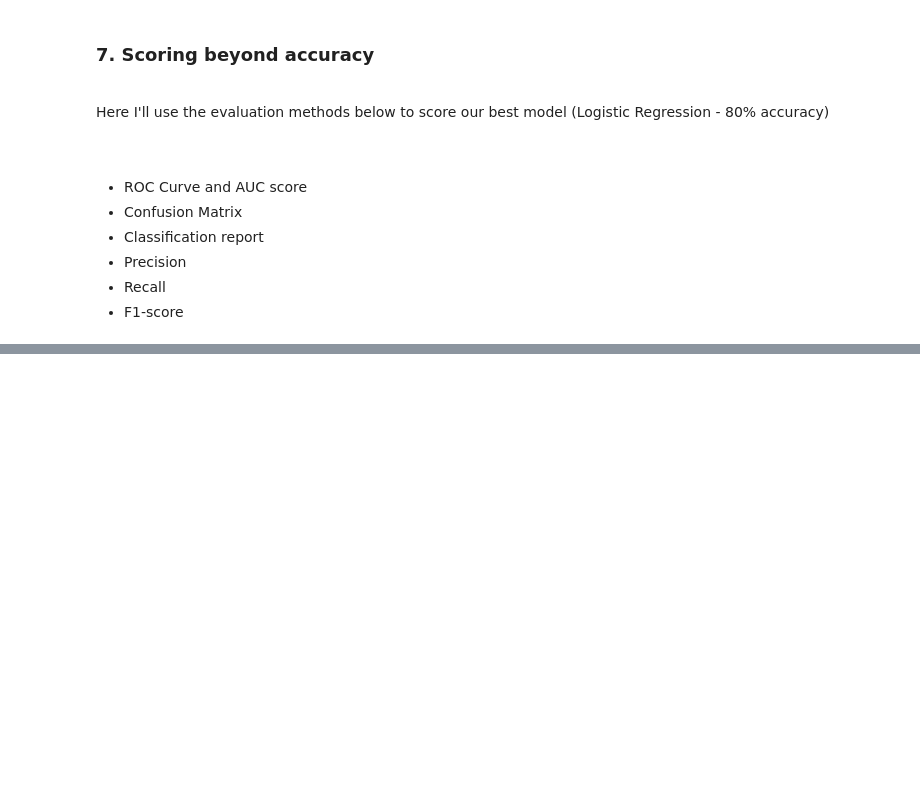
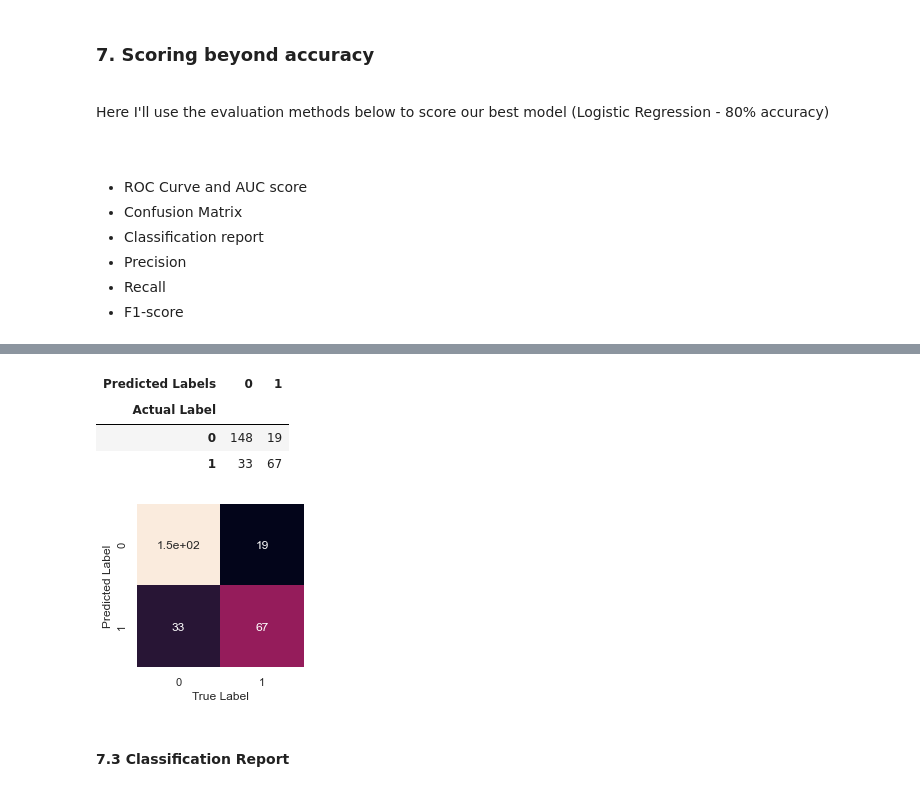
Before and after one commit to EricaFer/Titanic---Machine-Learning-from-Disaster, a Jupyter notebook: Titanic.ipynb, the cells around one changed output, grey strips where cells are left out. Saved outputs shown, nothing was run; the diff lists cells and outputs as text; code cells hidden in the pictures; blank space fills up the shorter version.

```diff
--- a/Titanic.ipynb
+++ b/Titanic.ipynb
@@ -606,0 +681,35 @@ Here I'll use the evaluation methods below to score our best model (Logistic Reg
+# %%
+
+y_preds = gs_rd.predict(x_test)
+
+# Visualize confusion matrix with pd crosstab
+pd.crosstab(y_test,
+           y_preds,
+           rownames = ['Actual Label'],
+           colnames = ['Predicted Labels'])
+# %% [output]
+| Predicted Labels | 0 | 1 |
+| Actual Label |  |  |
+| 0 | 148 | 19 |
+| 1 | 33 | 67 |
+# %%
+# Plotting confusion matrix
+
+conf_mat = confusion_matrix(y_test, y_preds)
+
+def plot_conf_mat(conf_mat):
+    '''
+    Plots a confusion matrix using Seaborn's heatmap()
+    '''
+    fig, ax = plt.subplots(figsize = (3,3))
+    ax = sns.heatmap(conf_mat,
+                    annot = True, # Annotate the boxers with conf_mat info
+                    cbar = False)
+    plt.xlabel('True Label')
+    plt.ylabel('Predicted Label')
+
+plot_conf_mat(conf_mat)
+# %% [output]
+[figure, added]
+# %% [markdown]
+#### 7.3 Classification Report
```
Also changed, not shown: parts of 26 cells of this notebook, 1 other file.
